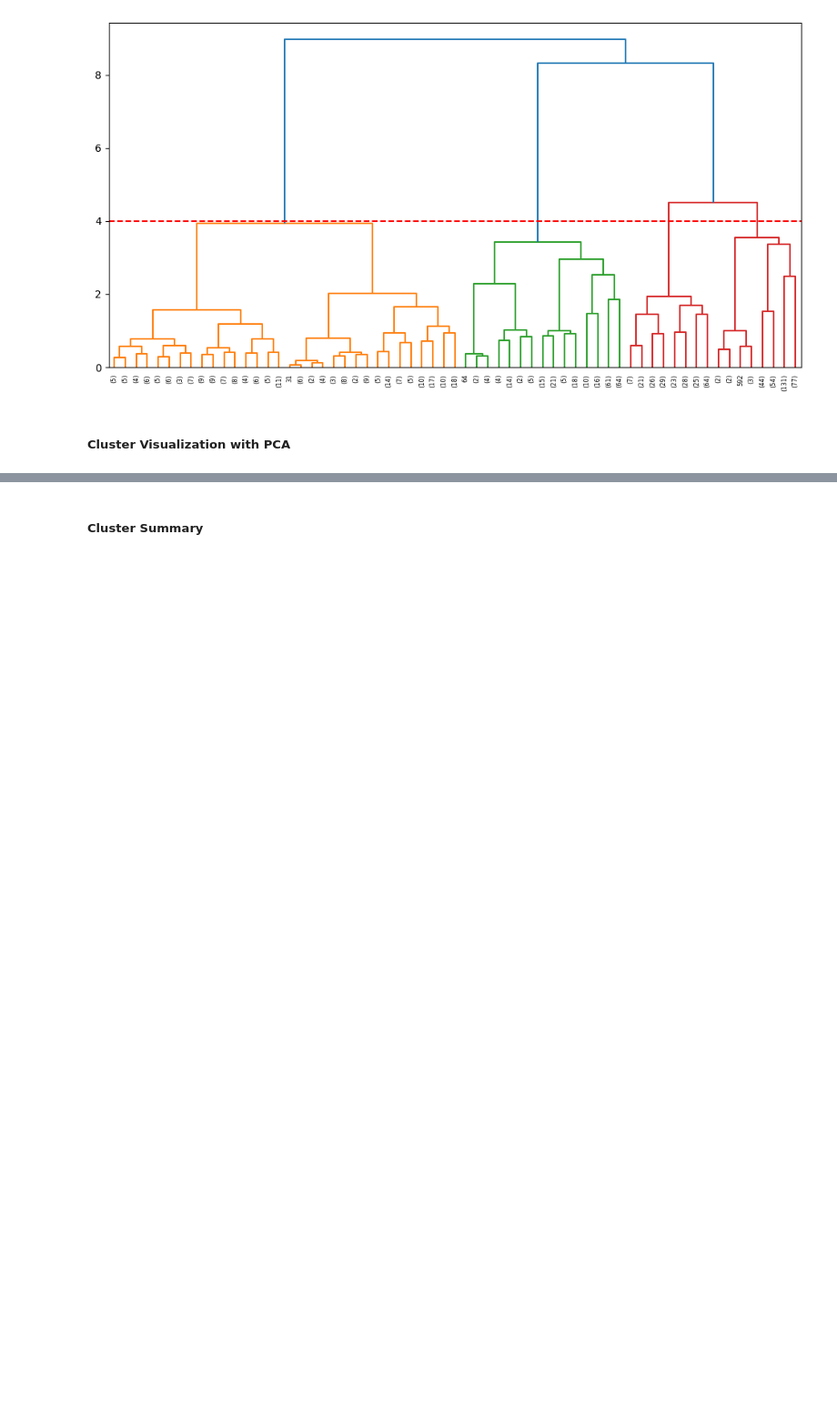
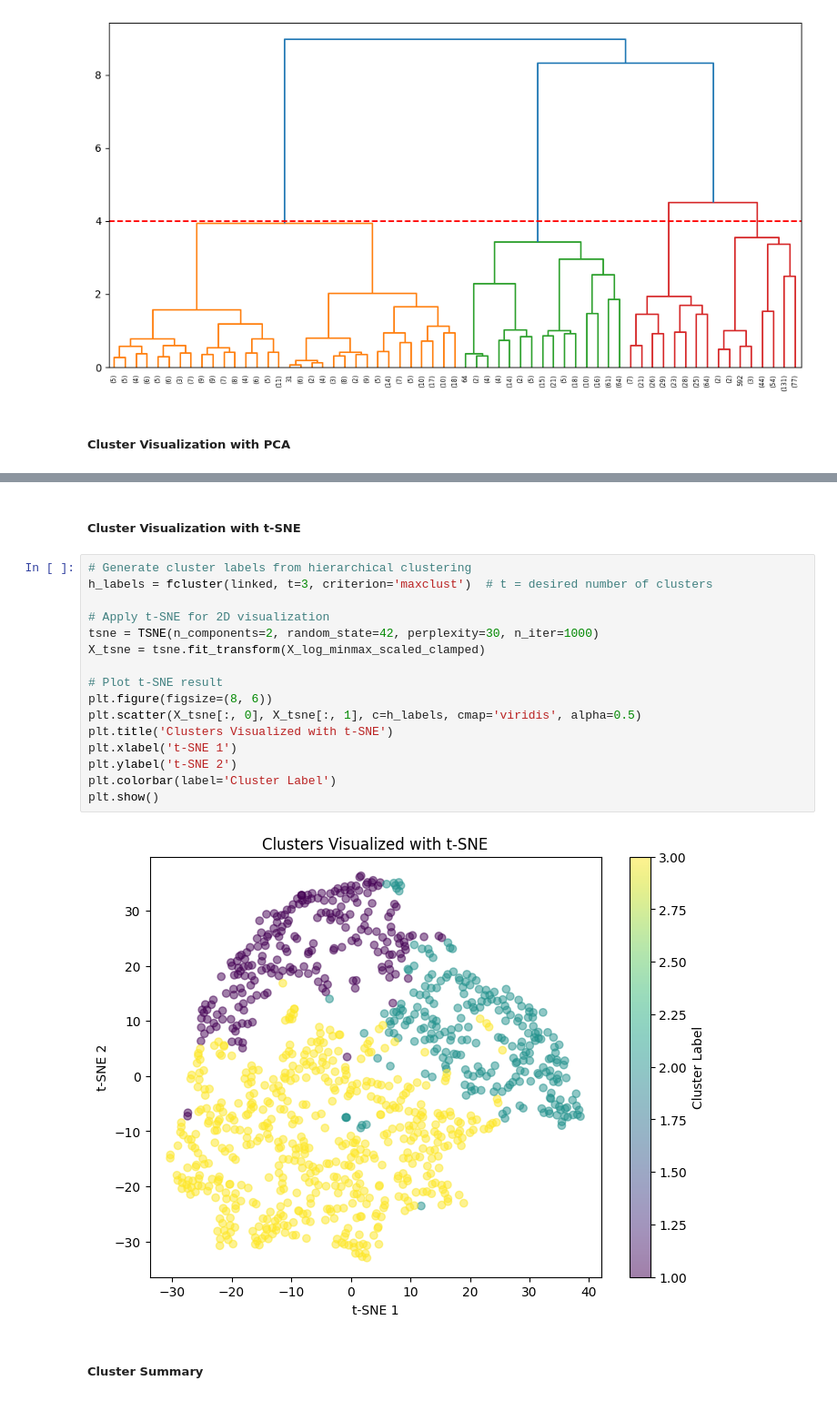
Before and after one commit to NatnaelAlemayehu/TikTok-Influencer-Clustering, a Jupyter notebook: Advanced_Data_Mining_Research_Project_Colab_Version.ipynb, the cells around one changed output, grey strips where cells are left out. Shown at 91% size. Saved outputs shown, nothing was run; the diff lists cells and outputs as text; blank space fills up the shorter version.

```diff
--- a/Advanced_Data_Mining_Research_Project_Colab_Version.ipynb
+++ b/Advanced_Data_Mining_Research_Project_Colab_Version.ipynb
@@ -443,6 +442,26 @@ plt.colorbar()
 plt.show()
 # %% [output]
 [figure]
+# %% [markdown]
+##### **Cluster Visualization with t-SNE**
+# %%
+# Generate cluster labels from hierarchical clustering
+h_labels = fcluster(linked, t=3, criterion='maxclust')  # t = desired number of clusters
+
+# Apply t-SNE for 2D visualization
+tsne = TSNE(n_components=2, random_state=42, perplexity=30, n_iter=1000)
+X_tsne = tsne.fit_transform(X_log_minmax_scaled_clamped)
+
+# Plot t-SNE result
+plt.figure(figsize=(8, 6))
+plt.scatter(X_tsne[:, 0], X_tsne[:, 1], c=h_labels, cmap='viridis', alpha=0.5)
+plt.title('Clusters Visualized with t-SNE')
+plt.xlabel('t-SNE 1')
+plt.ylabel('t-SNE 2')
+plt.colorbar(label='Cluster Label')
+plt.show()
+# %% [output]
+[figure, added]
 # %% [markdown]
 ##### **Cluster Summary**
 # %%
```
Also changed, not shown: parts of 1 cell of this notebook, 1 other file.
